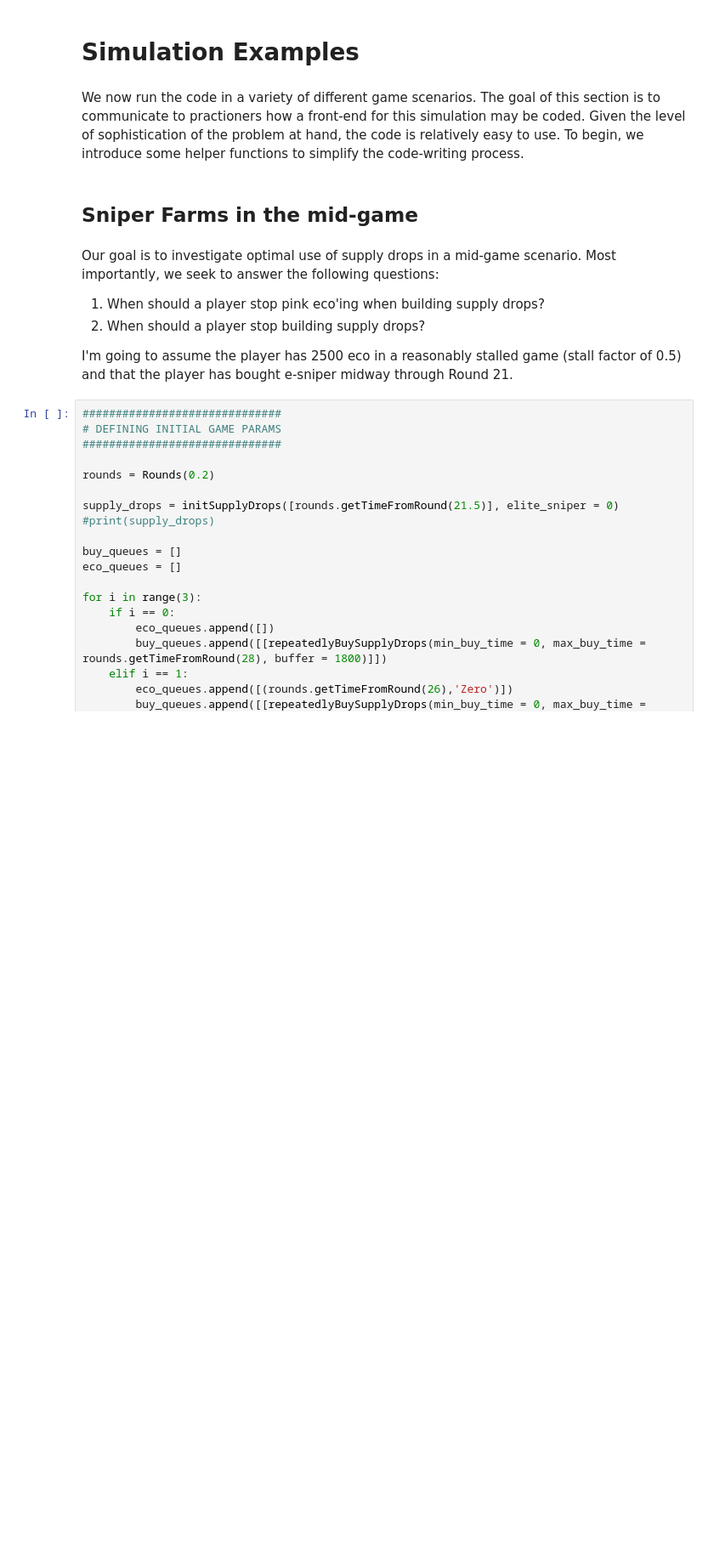
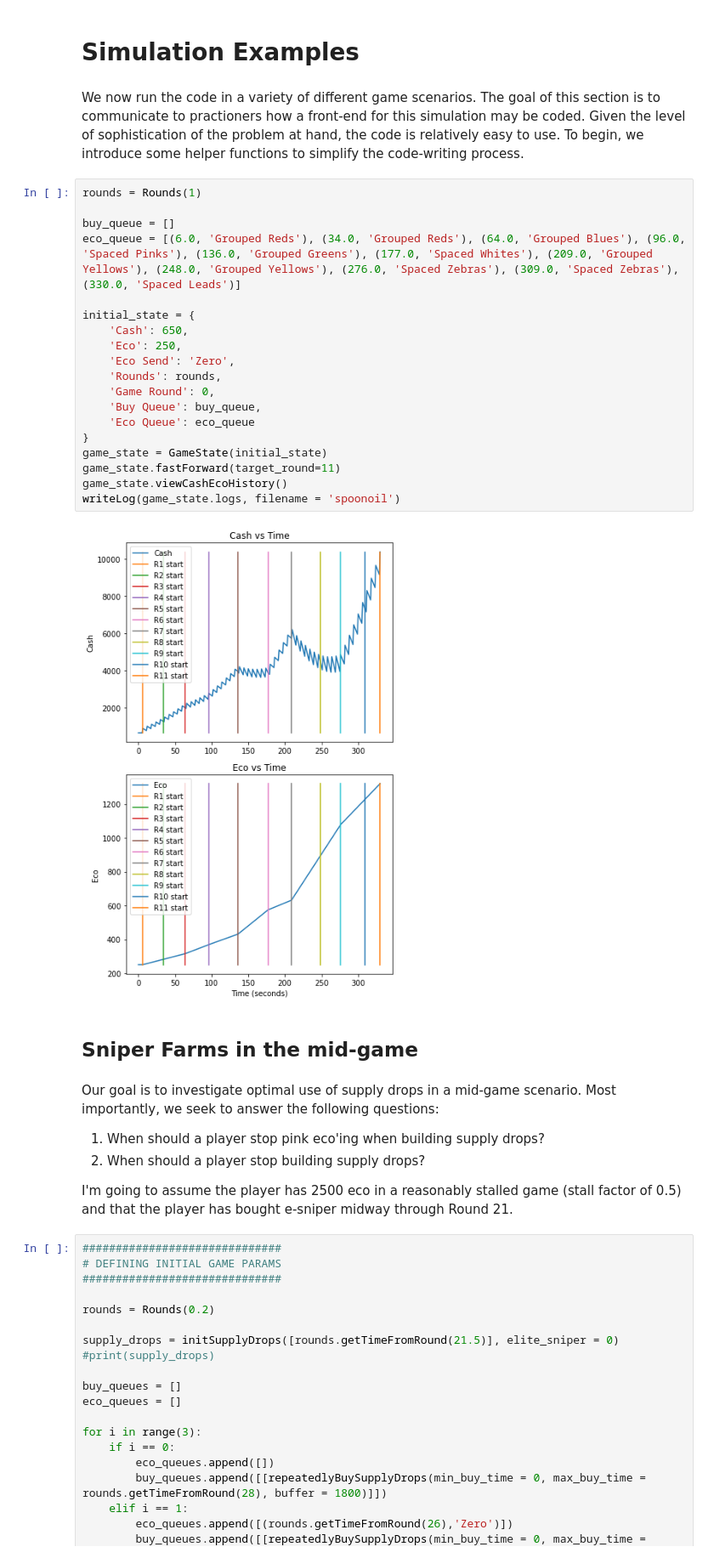
Before and after one commit to redlaserbmBTD/BTDB2_SIMULATOR, a Jupyter notebook: main.ipynb, the cells around one changed output. Shown at 85% size. Saved outputs shown, nothing was run; the diff lists cells and outputs as text; blank space fills up the shorter version.

```diff
--- a/main.ipynb
+++ b/main.ipynb
@@ -1475,6 +1512,27 @@ def compareStrategies(initial_state, eco_queues, buy_queues, target_time = None,
 # Simulation Examples
 # %% [markdown]
 We now run the code in a variety of different game scenarios. The goal of this section is to communicate to practioners how a front-end for this simulation may be coded. Given the level of sophistication of the problem at hand, the code is relatively easy to use. To begin, we introduce some helper functions to simplify the code-writing process.
+# %%
+rounds = Rounds(1)
+
+buy_queue = []
+eco_queue = [(6.0, 'Grouped Reds'), (34.0, 'Grouped Reds'), (64.0, 'Grouped Blues'), (96.0, 'Spaced Pinks'), (136.0, 'Grouped Greens'), (177.0, 'Spaced Whites'), (209.0, 'Grouped Yellows'), (248.0, 'Grouped Yellows'), (276.0, 'Spaced Zebras'), (309.0, 'Spaced Zebras'), (330.0, 'Spaced Leads')]
+
+initial_state = {
+    'Cash': 650,
+    'Eco': 250,
+    'Eco Send': 'Zero',
+    'Rounds': rounds,
+    'Game Round': 0,
+    'Buy Queue': buy_queue,
+    'Eco Queue': eco_queue
+}
+game_state = GameState(initial_state)
+game_state.fastForward(target_round=11)
+game_state.viewCashEcoHistory()
+writeLog(game_state.logs, filename = 'spoonoil')
+# %% [output]
+[figure, added]
 # %% [markdown]
 ## Sniper Farms in the mid-game
 # %% [markdown]
```
Also changed, not shown: parts of 7 cells of this notebook, 2 other files.
